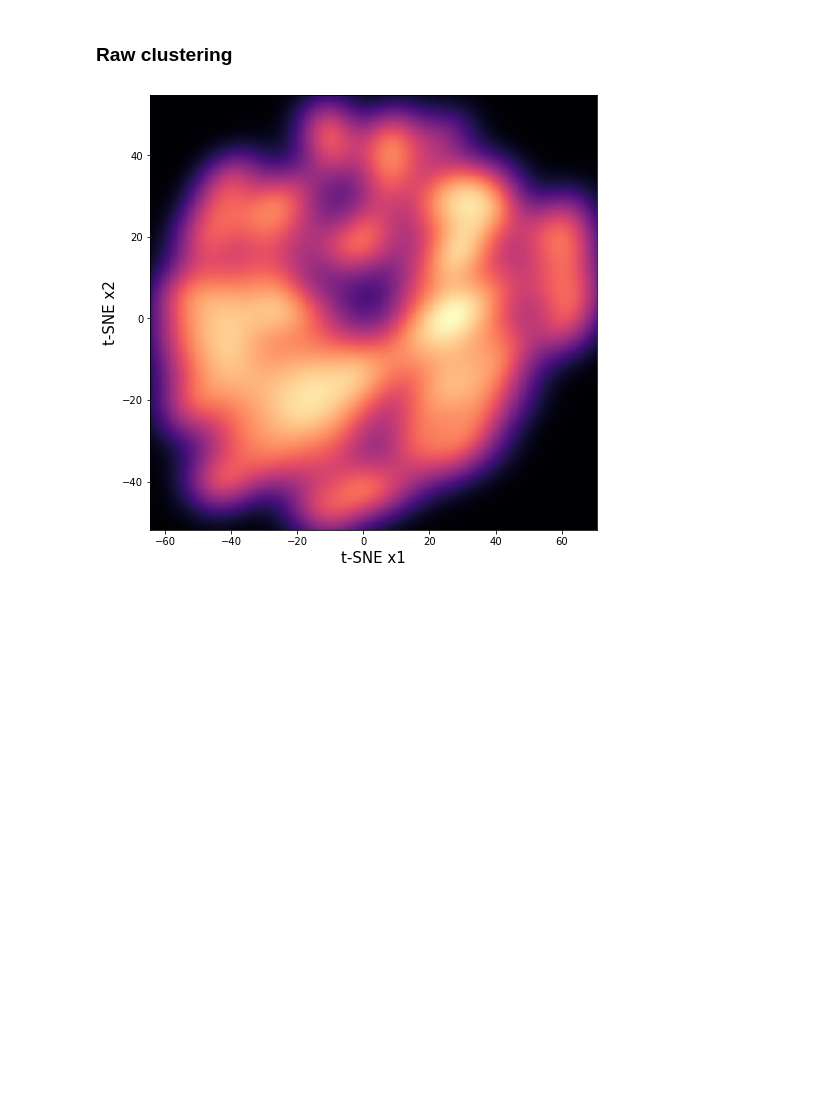
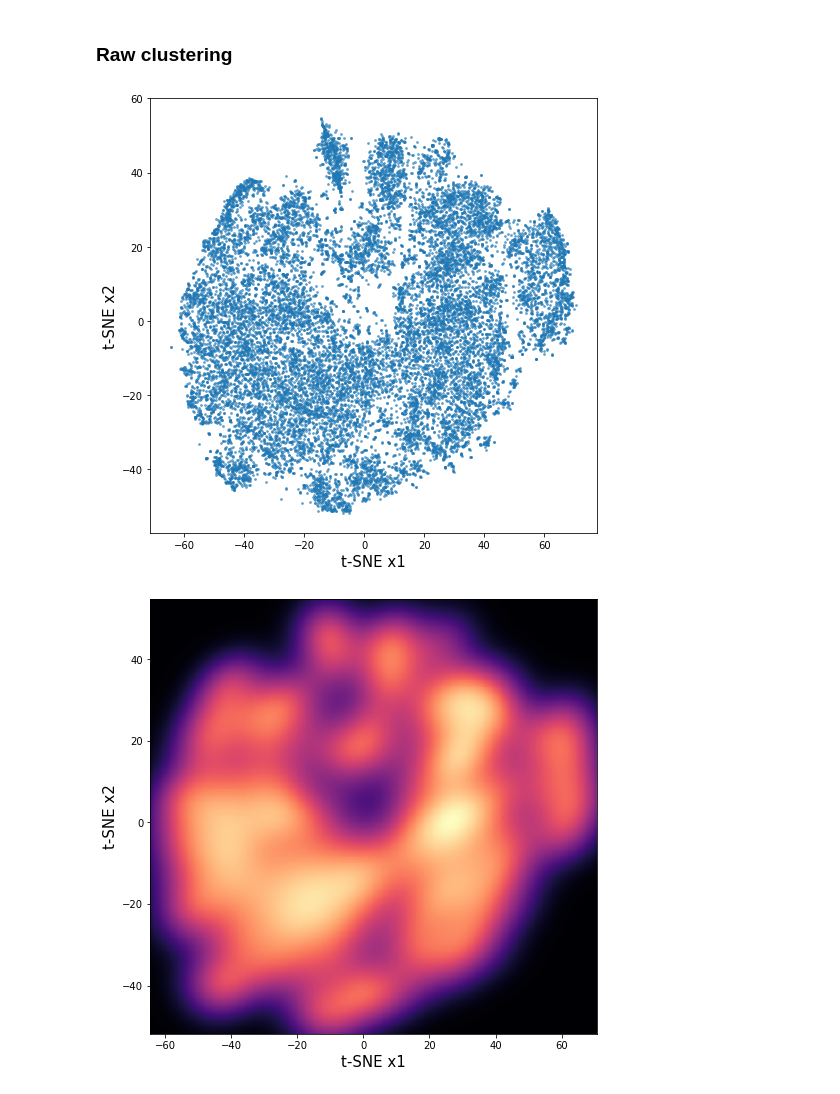
Before and after one commit to llayer/StromboliWF, a Jupyter notebook: cluster.ipynb, the cells around one changed output. Drawn from its saved outputs; the diff is of its cells as text; code cells hidden in the pictures; blank space fills up the shorter version.

```diff
--- a/cluster.ipynb
+++ b/cluster.ipynb
@@ -37,6 +40,16 @@ def plot_tsne(x, y):
     plt.xlabel('t-SNE x1', fontsize=15)
 
     plt.show()
+# %%
+def plot_tsne_scatter(x, y):
+
+    # Make the plot
+    fig, ax = plt.subplots(figsize=(8,8))
+    plt.scatter(x,y, marker='.', s=30, lw=0, alpha=0.7)
+    plt.ylabel('t-SNE x2', fontsize=15)
+    plt.xlabel('t-SNE x1', fontsize=15)
+
+    plt.show()
 # %%
 from sklearn.metrics import silhouette_samples, silhouette_score
 from sklearn.cluster import KMeans
@@ -230,6 +247,10 @@ def plot_centers(centers):
 ### Raw clustering
 # %%
 wf = pd.read_hdf('data/tsne_wf.h5', 'frame')
+# %%
+plot_tsne_scatter(wf['tsne_x'], wf['tsne_y'])
+# %% [output]
+[figure, added]
 # %%
 plot_tsne(wf['tsne_x'], wf['tsne_y'])
 # %% [output]
```
Also changed, not shown: parts of 7 cells of this notebook, 1 other file.
